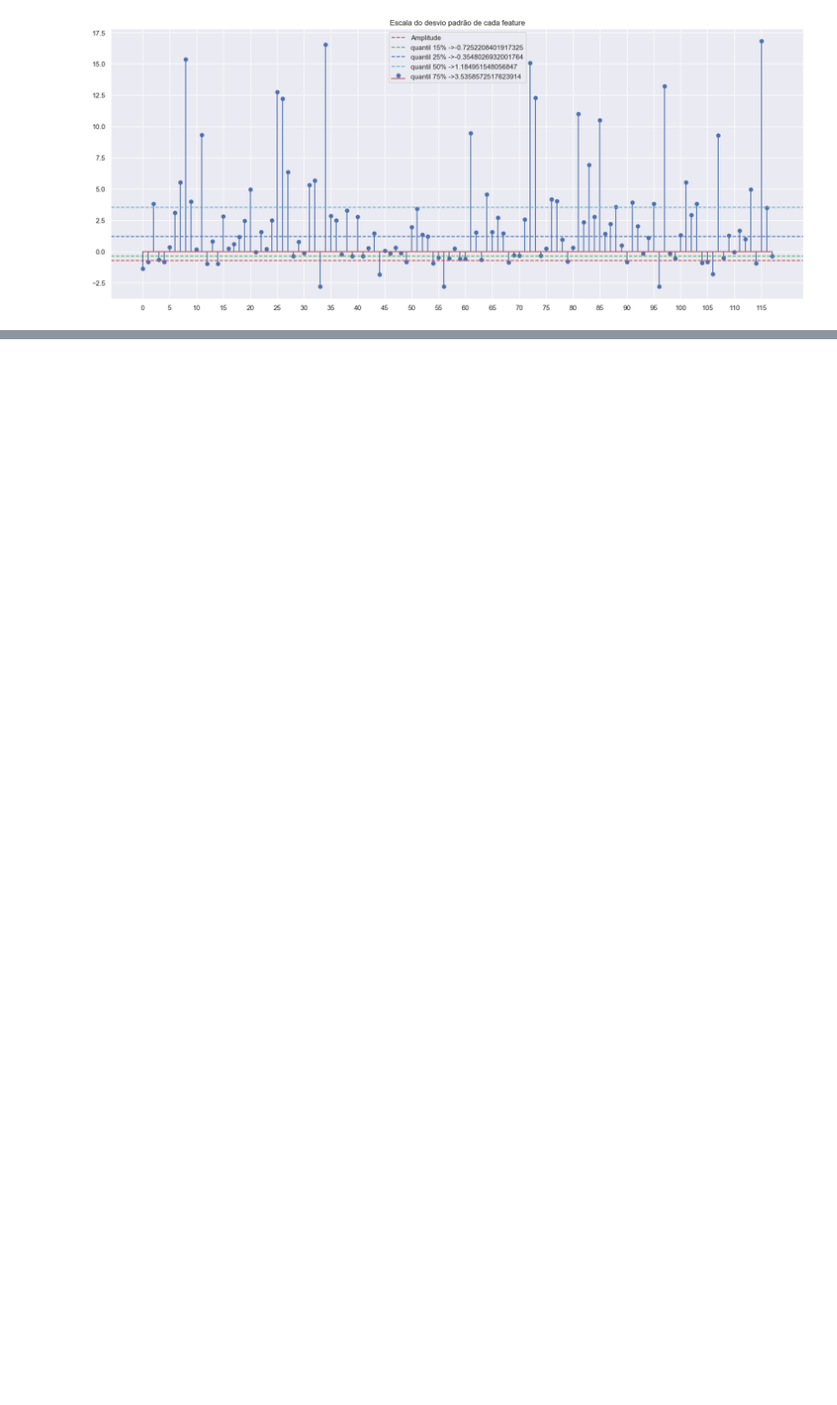
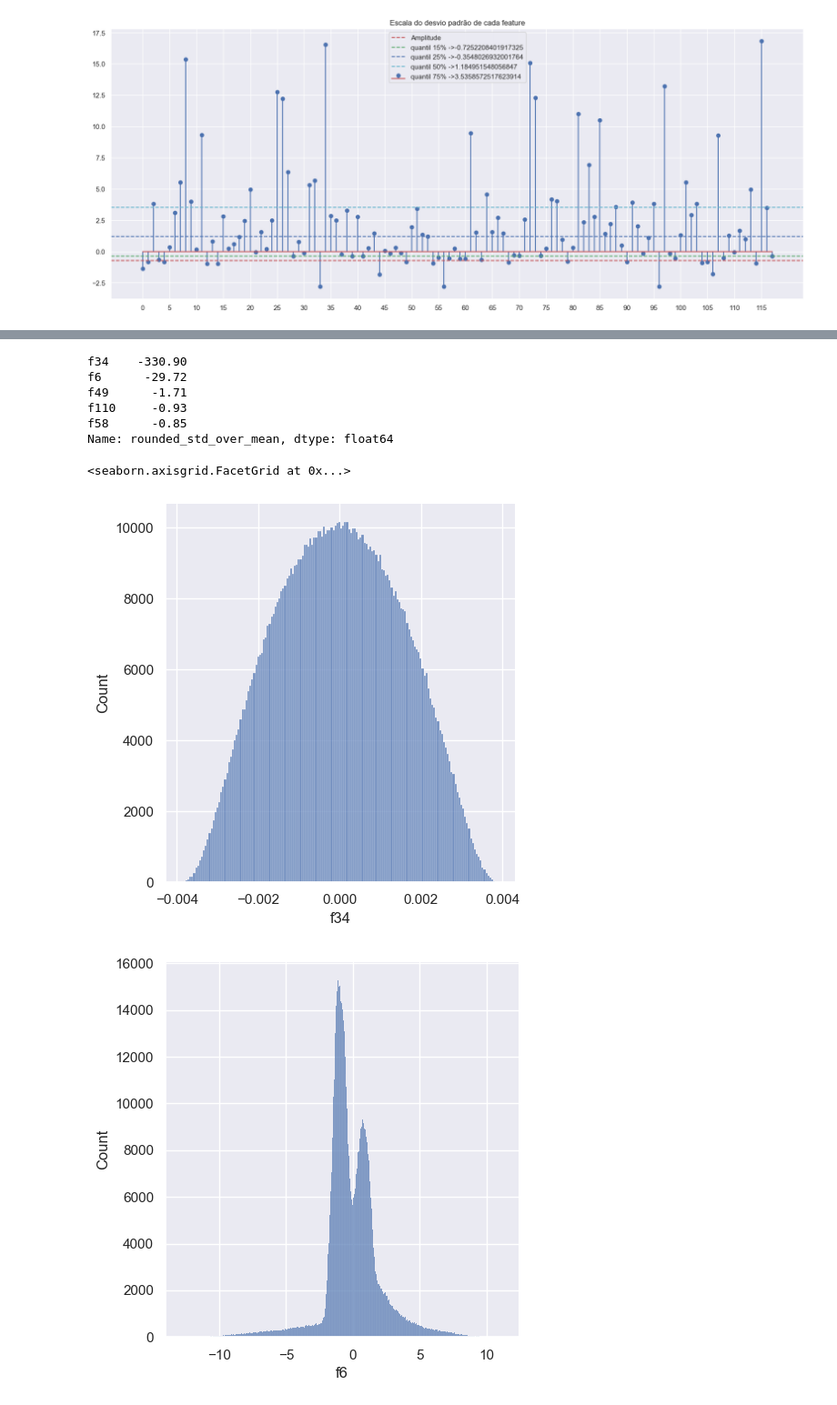
Before and after one commit to Alexandre-Caldeira/tps_09_21, a Jupyter notebook: only_stats.ipynb, the cells around one changed output, grey strips where cells are left out. Shown at 91% size. Drawn from its saved outputs; the diff is of its cells as text; code cells hidden in the pictures; blank space fills up the shorter version.

```diff
--- a/only_stats.ipynb
+++ b/only_stats.ipynb
@@ -170,0 +156,17 @@ plt.show()
+# %%
+print(stats.loc[stats['rounded_std_over_mean'] < 0]['rounded_std_over_mean'].sort_values(ascending=True))
+# %% [output]
+f34    -330.90
+f6      -29.72
+f49      -1.71
+f110     -0.93
+f58      -0.85
+Name: rounded_std_over_mean, dtype: float64
+# %%
+# Very negative variance:
+sns.displot(data = dT['f34'])
+sns.displot(data = dT['f6'])
+# %% [output]
+<seaborn.axisgrid.FacetGrid at 0x...>
+[figure, added]
+[figure, added]
```
Also changed, not shown: parts of 17 cells of this notebook.
